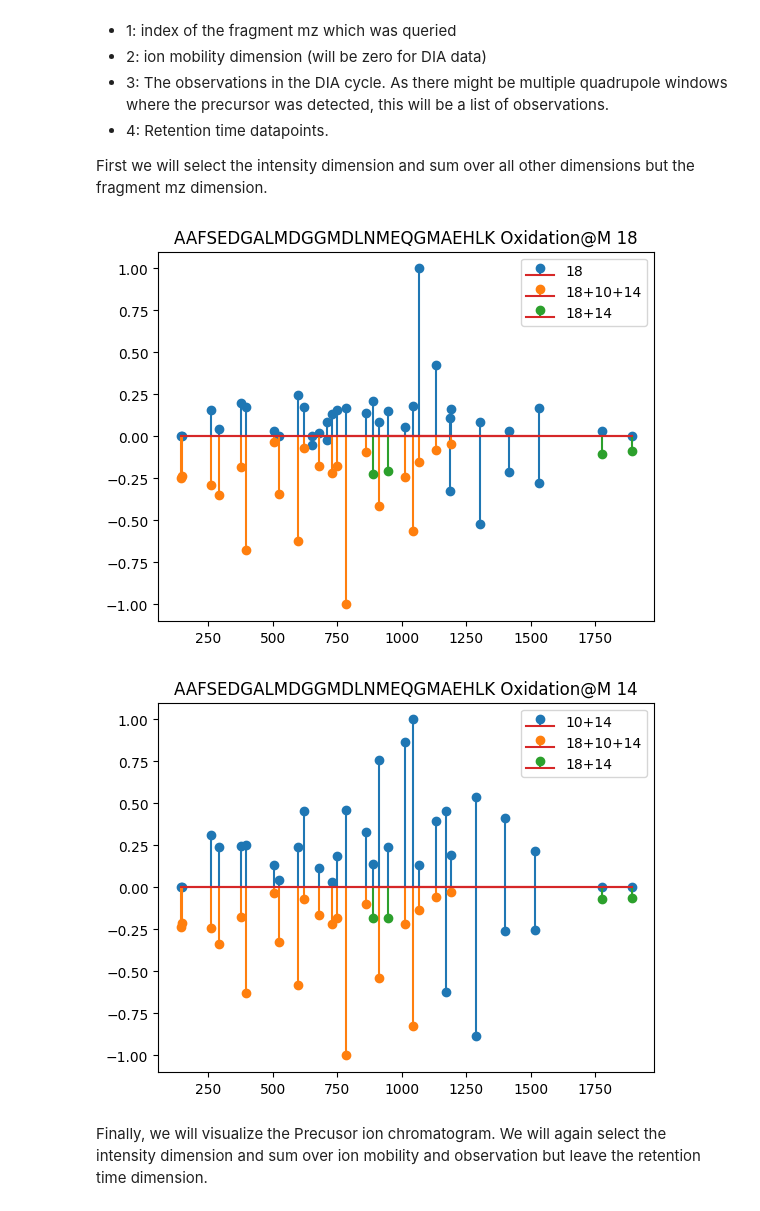
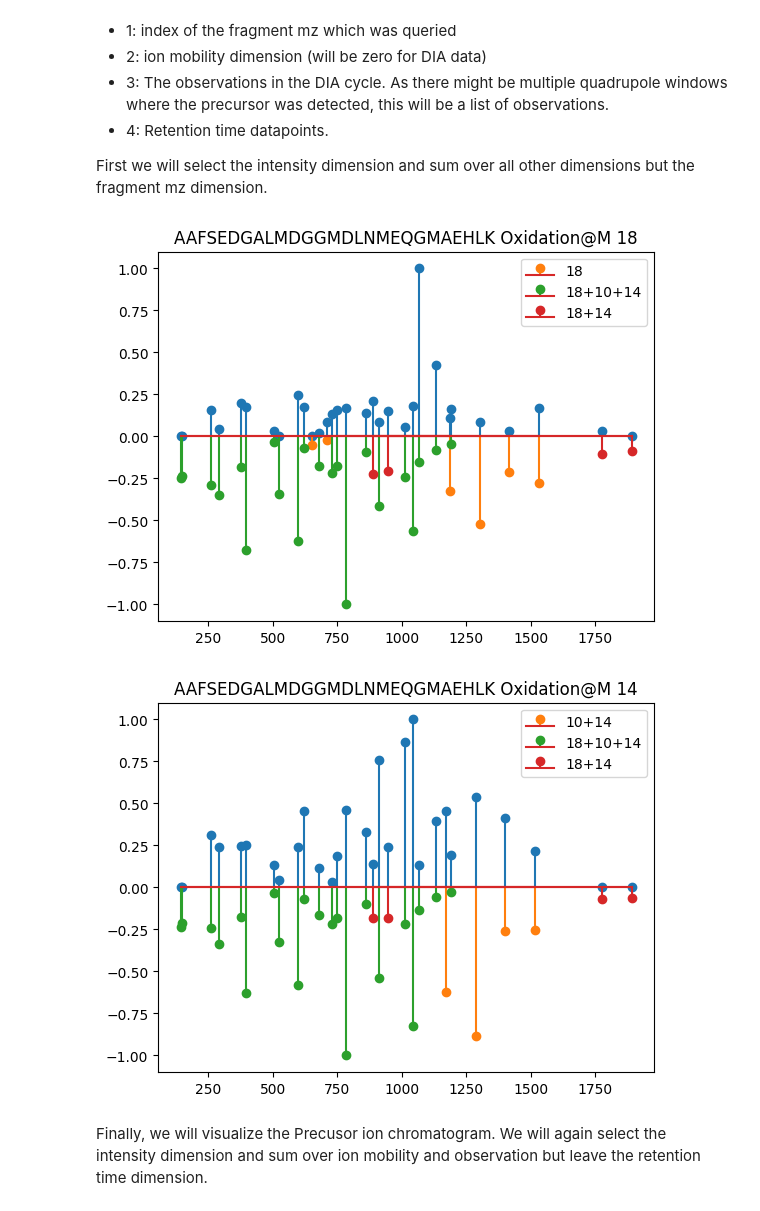
Before and after one commit to GeorgWa/alphadia-validate, a Jupyter notebook: notebooks/importance_isoforms.ipynb, the cells around one changed output. Saved outputs shown, nothing was run; the diff lists cells and outputs as text; code cells hidden in the pictures.

```diff
--- a/notebooks/importance_isoforms.ipynb
+++ b/notebooks/importance_isoforms.ipynb
@@ -266,13 +266,13 @@ library_spec['intensity'] = library_spec['intensity'] / library_spec['intensity'
 
 plt.stem(mz_library, intensity_observed_normalized)
 for n, (iii, gr) in enumerate(library_spec.groupby('isoform')):
-    plt.stem(gr['mz'], -1 * gr['intensity'], linefmt=plt.colormaps['tab10'](n), label=iii)
+    plt.stem(gr['mz'], -1 * gr['intensity'], linefmt=plt.colormaps['tab10'](n+1), label=iii)
 
 plt.legend()
 plt.title('{} {} {}'.format(precursor_entry['sequence'], precursor_entry['mods'], precursor_entry['mod_sites']))
 plt.show()
 # %% [output]
-[figure, old version]
+[figure, new version]
 # %%
 hash = precursor_df['mod_seq_charge_hash'].loc[45127]
 
@@ -292,35 +292,35 @@ dense, precursor_index = jit_data.get_dense(
     precursor_query,
 )
 
 library_isoforms = spectral_library_flat.precursor_df.loc[np.logical_and(spectral_library_flat.precursor_df['sequence'] == precursor_entry['sequence'],
                spectral_library_flat.precursor_df['mods'] == precursor_entry['mods']), :]
 
 fragment_tables = []
 for i, e in library_isoforms.iterrows():
     t = spectral_library_flat.fragment_df[e['flat_frag_start_idx']:e['flat_frag_stop_idx']]
     t['isoform'] = e['mod_sites']
     fragment_tables.append(t)
 
 spec = pd.concat(fragment_tables).groupby('mz').agg({'isoform': lambda s: '+'.join(s)})
 spec['discrimination'] = 1 - (spec['isoform'].str.count('\+')) / library_isoforms.shape[0]
 
 library_spec = pd.DataFrame({'mz': mz_library, 'intensity': intensity_library})
 library_spec['isoform'] = list(spec.reindex(library_spec['mz'])['isoform'])
 
 
 intensity_observed = dense[0].sum(axis=(1,2,3))
 intensity_observed_normalized = intensity_observed / intensity_observed.max()
 library_spec['intensity'] = library_spec['intensity'] / library_spec['intensity'].max()
 
 plt.stem(mz_library, intensity_observed_normalized)
 for n, (iii, gr) in enumerate(library_spec.groupby('isoform')):
-    plt.stem(gr['mz'], -1 * gr['intensity'], linefmt=plt.colormaps['tab10'](n), label=iii)
+    plt.stem(gr['mz'], -1 * gr['intensity'], linefmt=plt.colormaps['tab10'](n+1), label=iii)
 
 plt.legend()
 plt.title('{} {} {}'.format(precursor_entry['sequence'], precursor_entry['mods'], precursor_entry['mod_sites']))
 plt.show()
 # %% [output]
-[figure, old version]
+[figure, new version]
 # %% [markdown]
 Finally, we will visualize the Precusor ion chromatogram.
 We will again select the intensity dimension and sum over ion mobility and observation but leave the retention time dimension.
```
